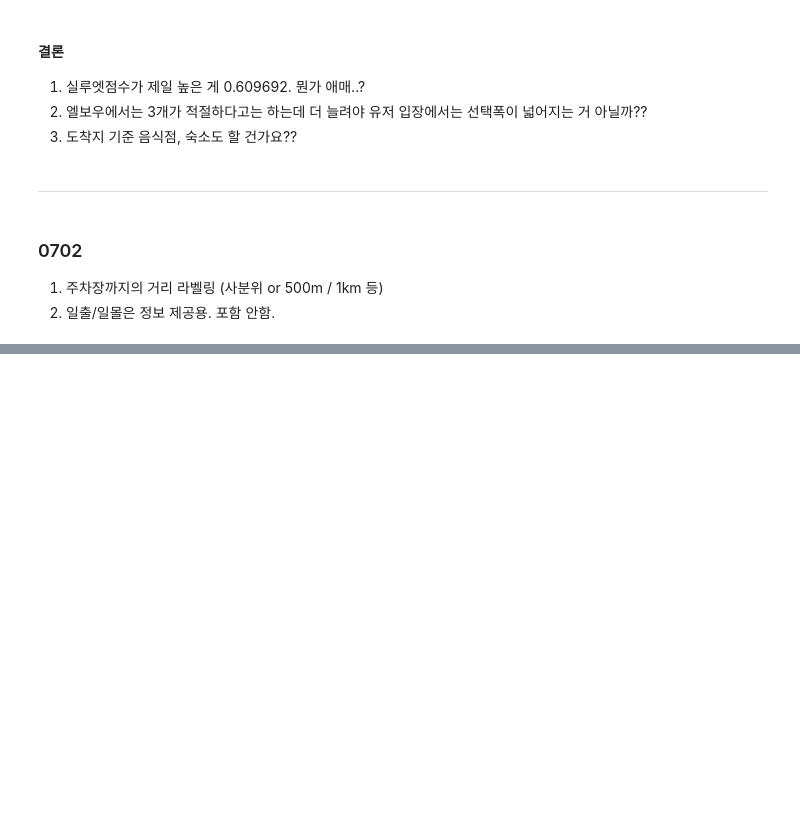
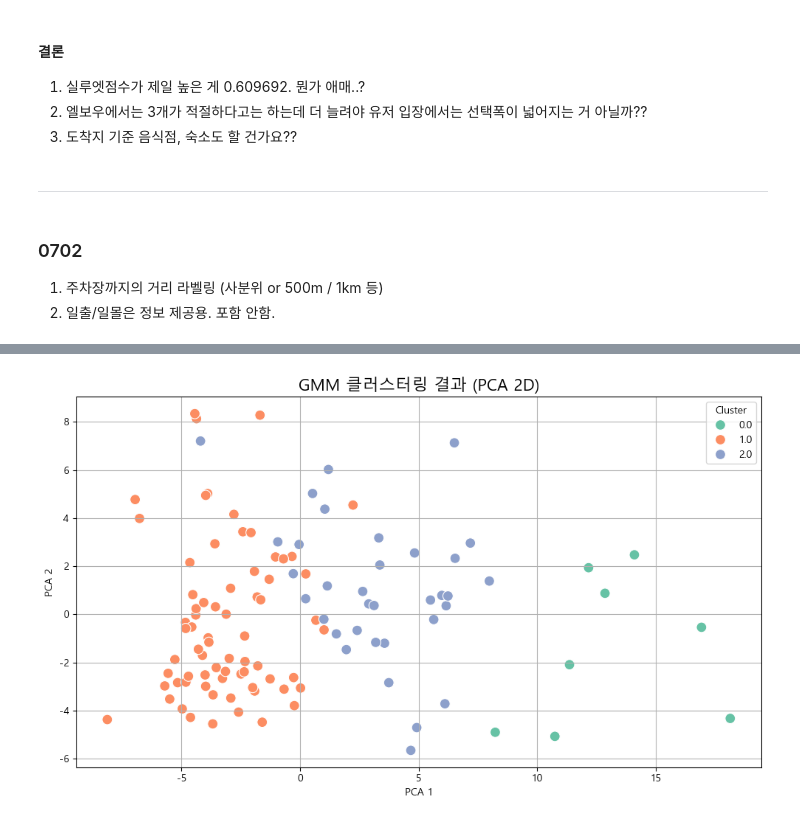
Before and after one commit to saeraniren/japchodan_contest, a Jupyter notebook: yoochang_clustering.ipynb, the cells around one changed output, grey strips where cells are left out. Saved outputs shown, nothing was run; the diff lists cells and outputs as text; code cells hidden in the pictures; blank space fills up the shorter version.

```diff
--- a/yoochang_clustering.ipynb
+++ b/yoochang_clustering.ipynb
@@ -748,0 +1040,16 @@ print(vif_data)
+# %%
+# GMM
+# GMM 클러스터링
+gmm = GaussianMixture(n_components=3, random_state=42)
+gmm_labels = gmm.fit_predict(X)
+# 클러스터 라벨을 merge에 반영 (결측치 제거한 인덱스 기준)
+merge.loc[X.index, 'gmm_cluster'] = gmm_labels
+# GMM 클러스터별 평균값
+gmm_cluster_means = merge.groupby('gmm_cluster')[cols].mean()
+print("\nGMM 클러스터별 평균값:")
+print(gmm_cluster_means)
+
+# 클러스터별 데이터 개수
+gmm_cluster_counts = merge['gmm_cluster'].value_counts().sort_index()
+print("\nGMM 클러스터별 데이터 수:")
+print(gmm_cluster_counts)
@@ -748,0 +1070,21 @@ print(vif_data)
+# %%
+# NaN 제거한 데이터만 사용
+X = merge[cols].dropna()
+labels = merge.loc[X.index, 'gmm_cluster']
+
+# PCA로 2차원 축소
+pca = PCA(n_components=2)
+X_pca = pca.fit_transform(X)
+
+# 시각화
+plt.figure(figsize=(10, 6))
+sns.scatterplot(x=X_pca[:, 0], y=X_pca[:, 1], hue=labels, palette='Set2', s=100)
+plt.title('GMM 클러스터링 결과 (PCA 2D)', fontsize=16)
+plt.xlabel('PCA 1')
+plt.ylabel('PCA 2')
+plt.legend(title='Cluster')
+plt.grid(True)
+plt.tight_layout()
+plt.show()
+# %% [output]
+[figure, added]
```
Also changed, not shown: parts of 13 cells of this notebook.
